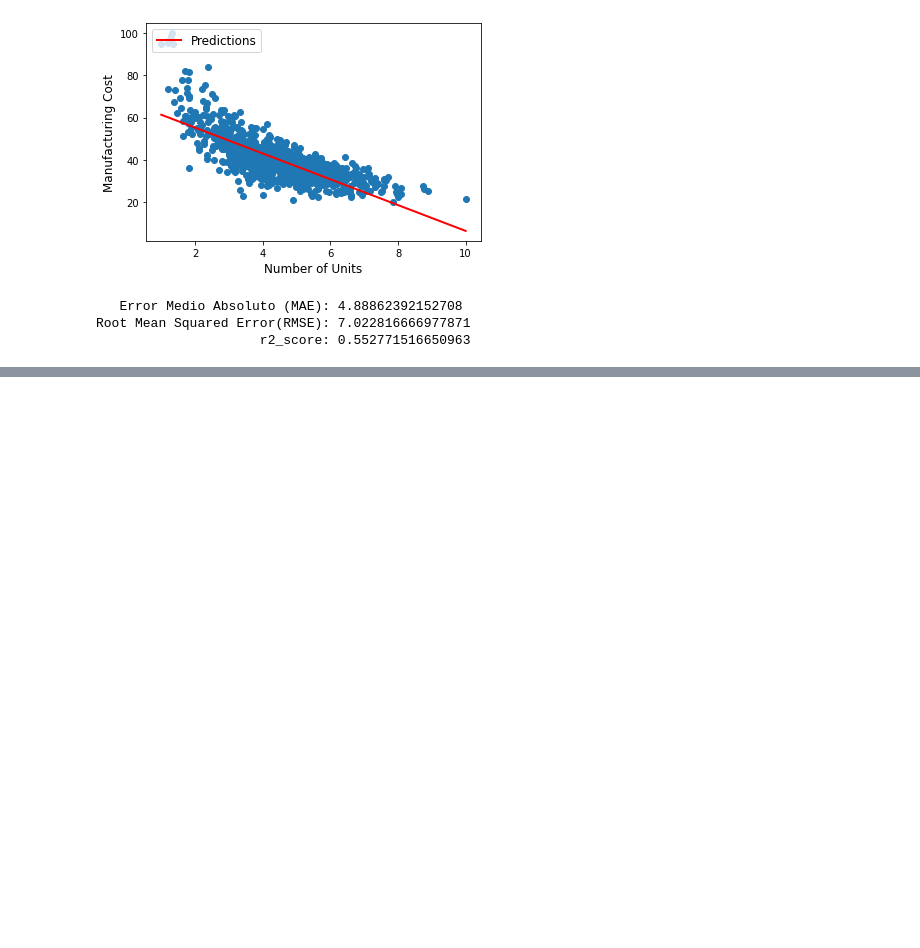
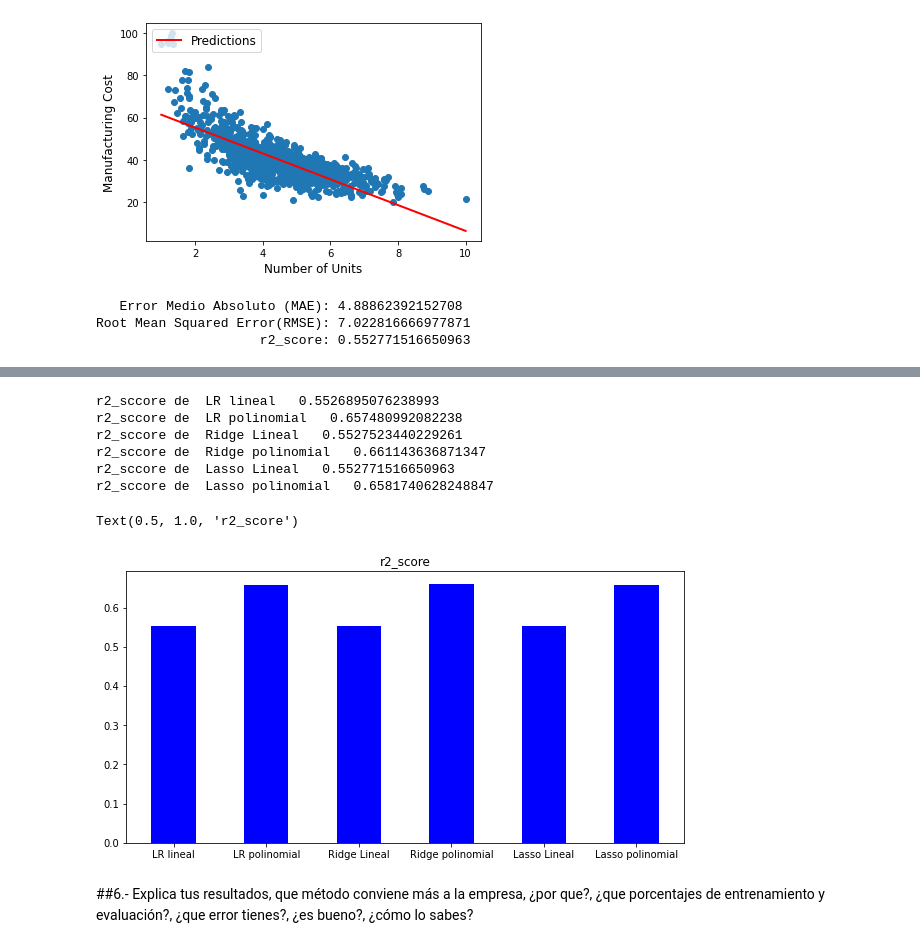
Before and after one commit to PosgradoMNA/actividades-de-aprendizaje-a00351269, a Jupyter notebook: Actividad_Semanal--7.ipynb, the cells around one changed output, grey strips where cells are left out. Saved outputs shown, nothing was run; the diff lists cells and outputs as text; code cells hidden in the pictures; blank space fills up the shorter version.

```diff
--- a/Actividad_Semanal--7.ipynb
+++ b/Actividad_Semanal--7.ipynb
@@ -554,0 +423,21 @@ Realiza la regresión polinomial de los siguientes datos:
+# %%
+r2_value = list()
+for modelo in modelos:
+  r2_value.append(resultados[modelo][2])
+  print('r2_sccore de ',modelo," ",resultados[modelo][2])
+
+plt.figure(figsize = (10, 5))
+plt.bar(modelos, r2_value, color ='blue', width = 0.48)
+plt.title("r2_score")
+# %% [output]
+r2_sccore de  LR lineal   0.5526895076238993
+r2_sccore de  LR polinomial   0.657480992082238
+r2_sccore de  Ridge Lineal   0.5527523440229261
+r2_sccore de  Ridge polinomial   0.661143636871347
+r2_sccore de  Lasso Lineal   0.552771516650963
+r2_sccore de  Lasso polinomial   0.6581740628248847
+Text(0.5, 1.0, 'r2_score')
+[figure, added]
+# %% [markdown]
+
+##6.- Explica tus resultados, que método conviene más a la empresa, ¿por que?, ¿que porcentajes de entrenamiento y evaluación?, ¿que error tienes?, ¿es bueno?, ¿cómo lo sabes?
```
Also changed, not shown: parts of 109 cells of this notebook.
